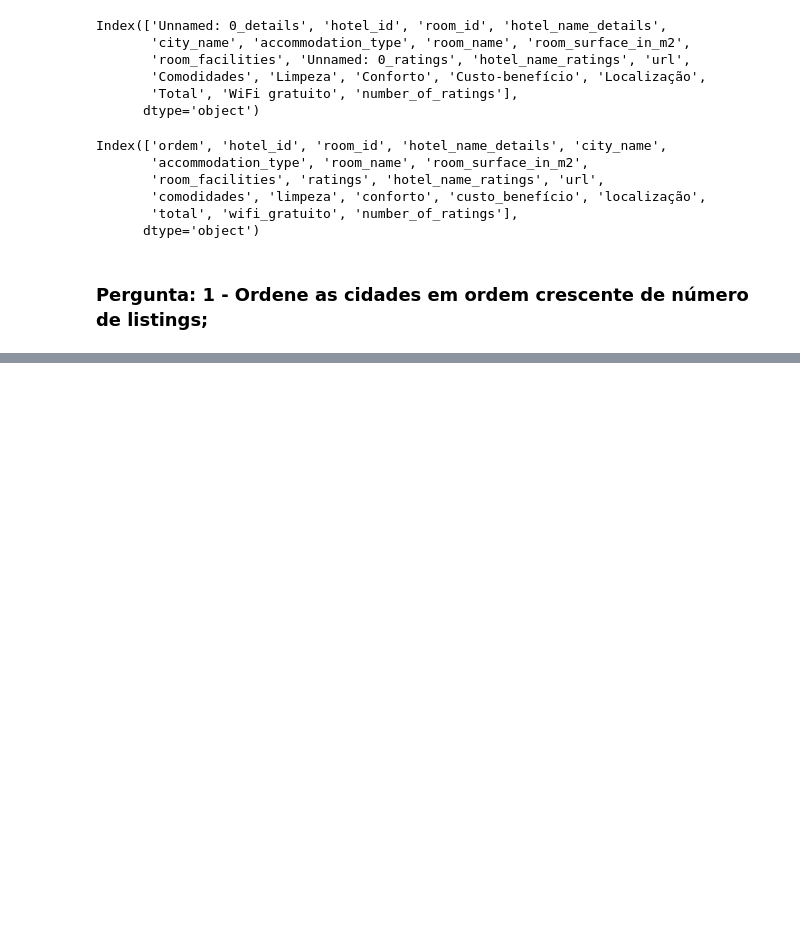
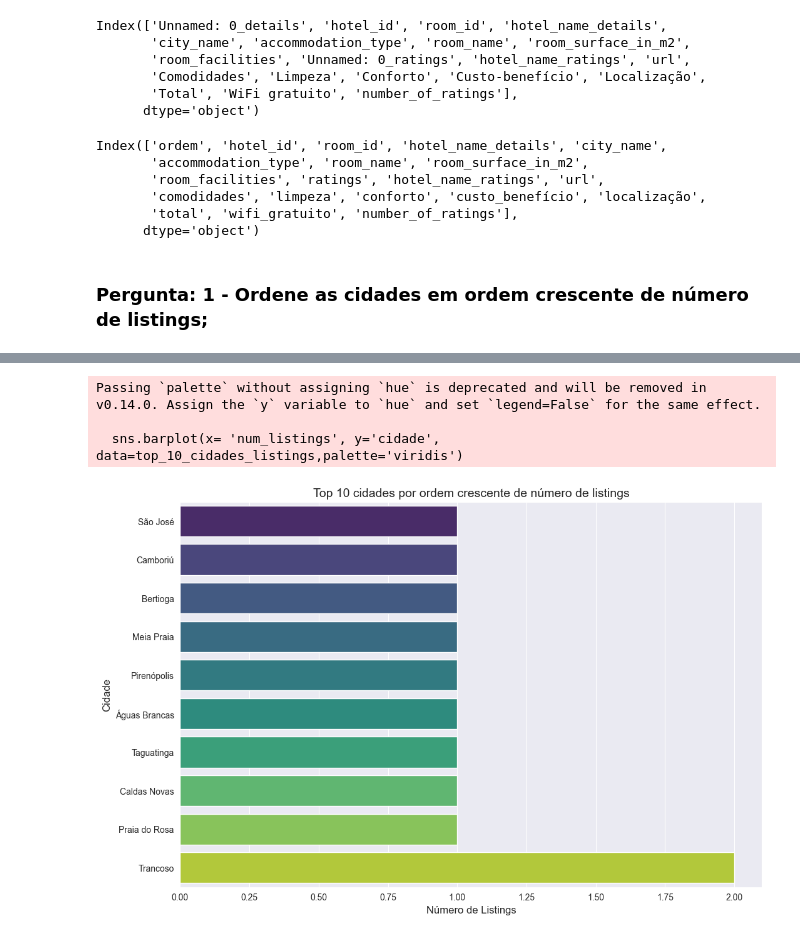
Before and after one commit to IsisAraujo/desafio_pratico_Seazone, a Jupyter notebook: eda.ipynb, the cells around one changed output, grey strips where cells are left out. Cells and saved outputs as stored; diff of their text form; code cells hidden in the pictures; blank space fills up the shorter version.

```diff
--- a/eda.ipynb
+++ b/eda.ipynb
@@ -83,5 +86,5 @@ data.head()
 | 4 | 4 | 10960702 | 1096070202 | MGI - Apartamentos proximos da pr... | Arraial d'Ajuda | apartment | Villa Deluxe | ... |
 # %%
 # Abrindo o dataset com merge
-data = pd.read_csv('dataset_merge.csv', encoding="utf-8", sep = ',')
+data_merge = pd.read_csv('dataset_merge.csv', encoding="utf-8", sep = ',')
 # %%
@@ -113,12 +116,12 @@ Index(['Unnamed: 0_details', 'hotel_id', 'room_id', 'hotel_name_details',
       dtype='object')
 # %%
 # Renomeando as Colunas
-data.rename(columns={'Unnamed: 0_details': 'ordem', 'Unnamed: 0_ratings':'ratings'}, inplace=True)
+data_merge.rename(columns={'Unnamed: 0_details': 'ordem', 'Unnamed: 0_ratings':'ratings'}, inplace=True)
 # Renomeando as colunas para letras minúsculas e substituindo espaços por underscore
-data.columns = [col.lower().replace(' ', '_').replace('-', '_') for col in data.columns]
+data_merge.columns = [col.lower().replace(' ', '_').replace('-', '_') for col in data_merge.columns]
 
 # Exibindo as novas colunas
-print(data.columns)
+print(data_merge.columns)
 # %% [output]
 Index(['ordem', 'hotel_id', 'room_id', 'hotel_name_details', 'city_name',
        'accommodation_type', 'room_name', 'room_surface_in_m2',
@@ -129,8 +132,8 @@ Index(['ordem', 'hotel_id', 'room_id', 'hotel_name_details', 'city_name',
 # %% [markdown]
 ### Pergunta: 1 - Ordene as cidades em ordem crescente de número de listings;
 # %%
-cidade_ord_cresc_list = data['city_name'].value_counts().sort_values()
+cidade_ord_cresc_list = data_merge['city_name'].value_counts().sort_values()
 cidade_ordem = cidade_ord_cresc_list.reset_index()
-cidade_ordem.columns = ['Cidade', 'Número de Listings']
+cidade_ordem.columns = ['cidade', 'num_listings']
 print(cidade_ordem)
 # %% [output]
@@ -153,0 +157,20 @@ print(cidade_ordem)
+# %%
+# Selecionando as 10 primeiras cidades
+top_10_cidades_listings = cidade_ordem.head(10)
+
+# Criando um gráfico de barras com Seaborn
+plt.figure(figsize=(12, 8))
+sns.barplot(x= 'num_listings', y='cidade', data=top_10_cidades_listings,palette='viridis')
+
+# Adicionando título e labels
+plt.title('Top 10 cidades por ordem crescente de número de listings', fontsize=14)
+plt.xlabel('Número de Listings', fontsize=12)
+plt.ylabel('Cidade', fontsize=12)
+
+# Mostrando o gráfico
+plt.show()
+# %% [output]
+Passing `palette` without assigning `hue` is deprecated and will be removed in v0.14.0. Assign the `y` variable to `hue` and set `legend=False` for the same effect.
+
+  sns.barplot(x= 'num_listings', y='cidade', data=top_10_cidades_listings,palette='viridis')
+[figure, added]
```
Also changed, not shown: parts of 22 cells of this notebook, 1 other file.
